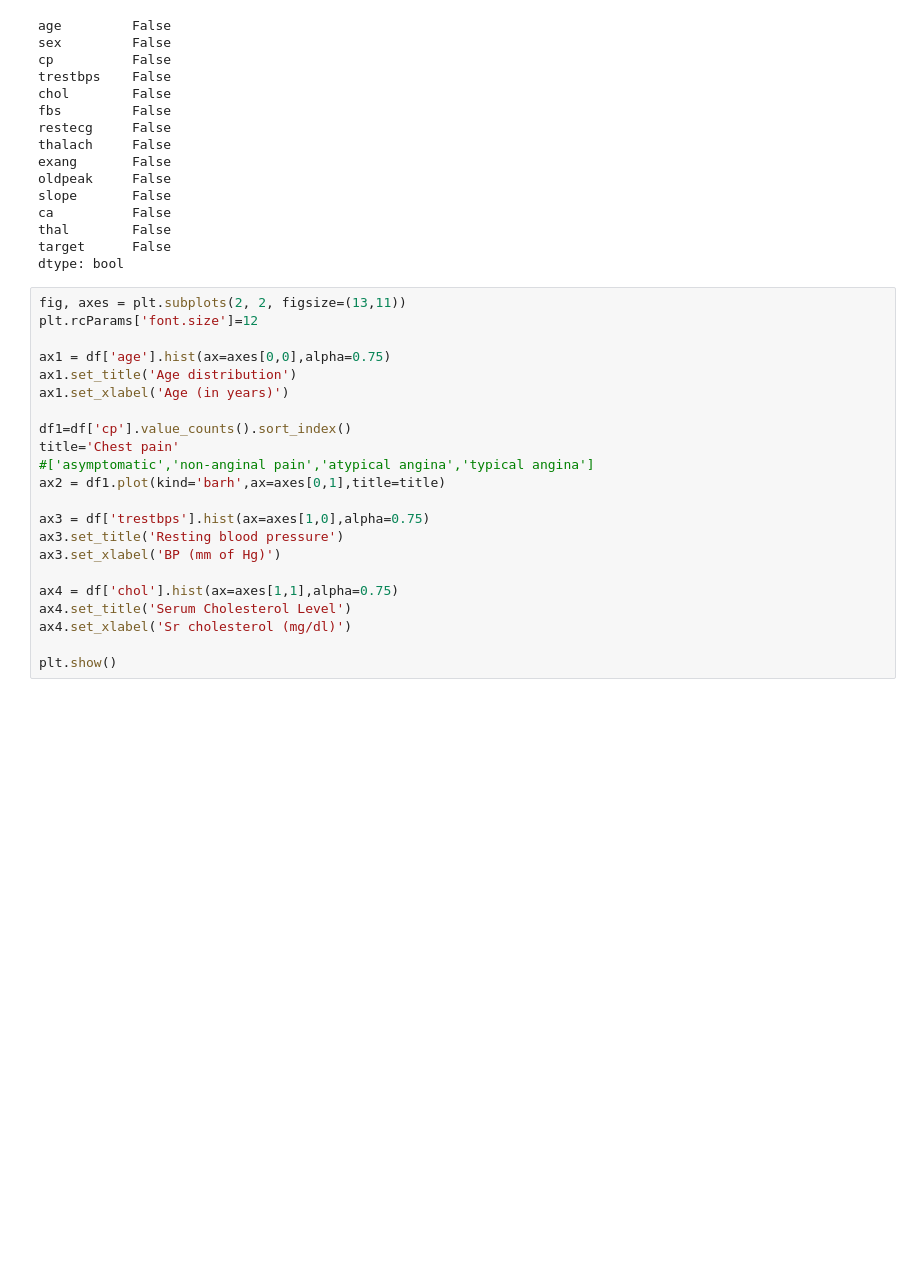
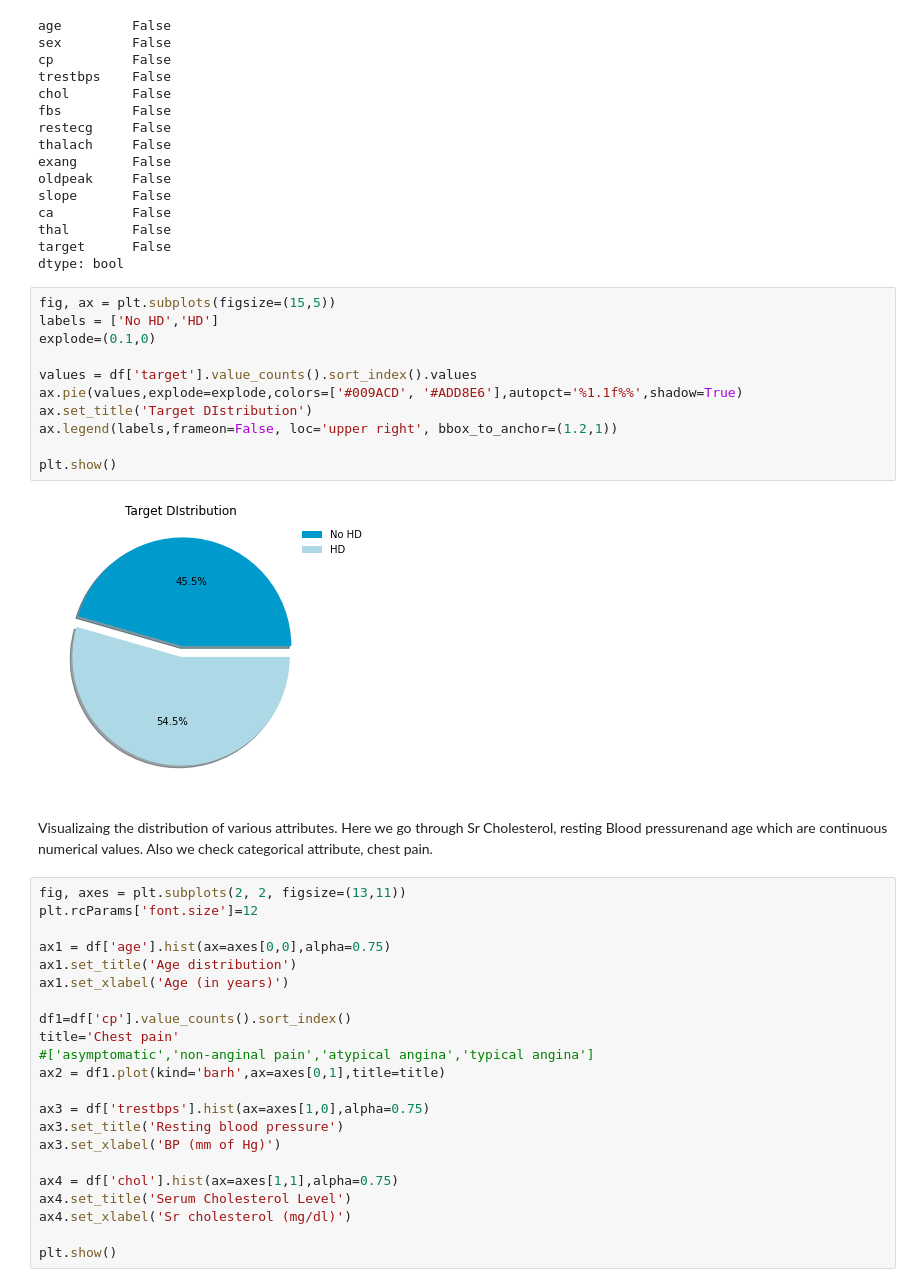
Before and after one commit to sayaliba01/heart_disease_prediction, a Jupyter notebook: hd.ipynb, the cells around one changed output. Drawn from its saved outputs; the diff is of its cells as text; blank space fills up the shorter version.

```diff
--- a/hd.ipynb
+++ b/hd.ipynb
@@ -37,6 +41,23 @@ ca          False
 thal        False
 target      False
 dtype: bool
+# %%
+fig, ax = plt.subplots(figsize=(15,5))
+labels = ['No HD','HD']
+explode=(0.1,0)
+
+values = df['target'].value_counts().sort_index().values
+ax.pie(values,explode=explode,colors=['#009ACD', '#ADD8E6'],autopct='%1.1f%%',shadow=True)
+ax.set_title('Target DIstribution')
+ax.legend(labels,frameon=False, loc='upper right', bbox_to_anchor=(1.2,1))
+
+plt.show()
+# %% [output]
+[figure, added]
+# %% [markdown]
+Visualizaing the distribution of various attributes.
+Here we go through Sr Cholesterol, resting Blood pressurenand age which are continuous numerical values.
+Also we check categorical attribute, chest pain.
 # %%
 fig, axes = plt.subplots(2, 2, figsize=(13,11))
 plt.rcParams['font.size']=12
```
Also changed, not shown: parts of 5 cells of this notebook.
